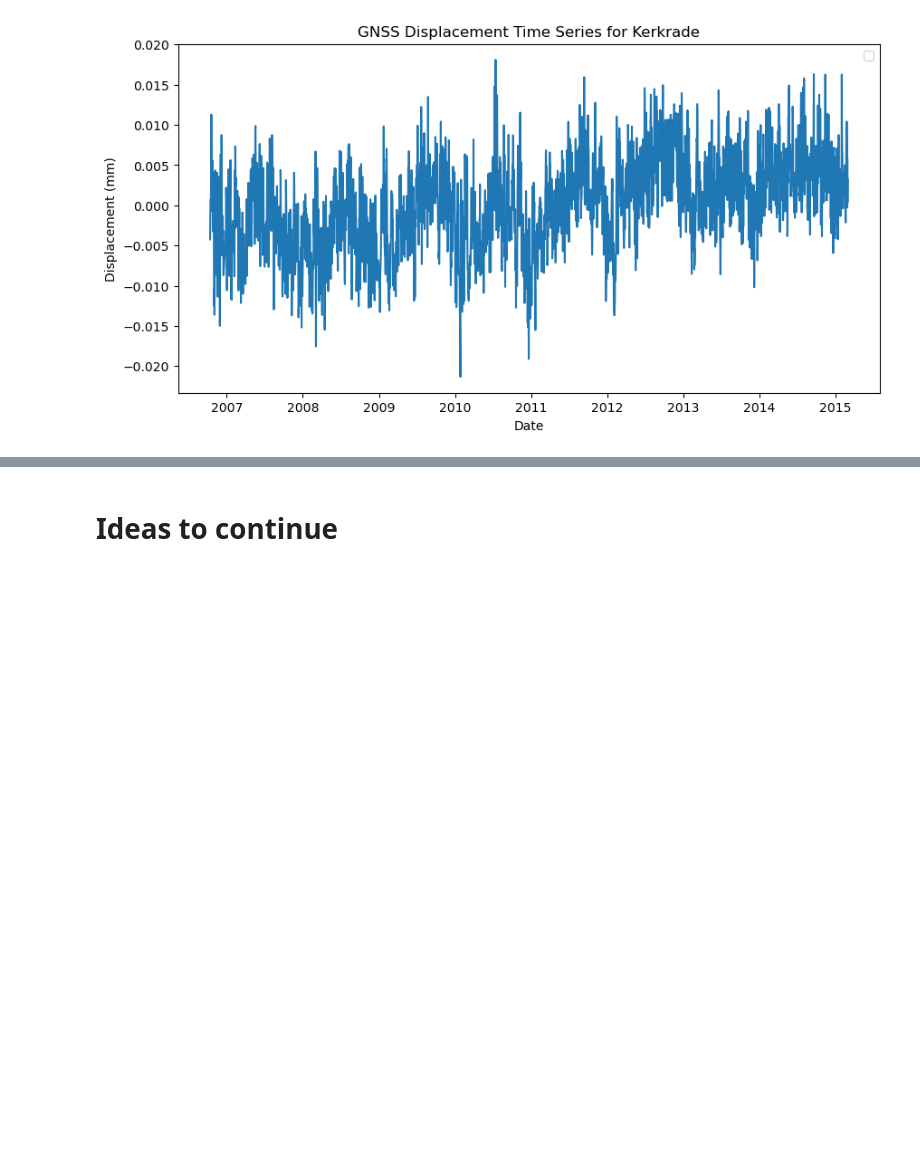
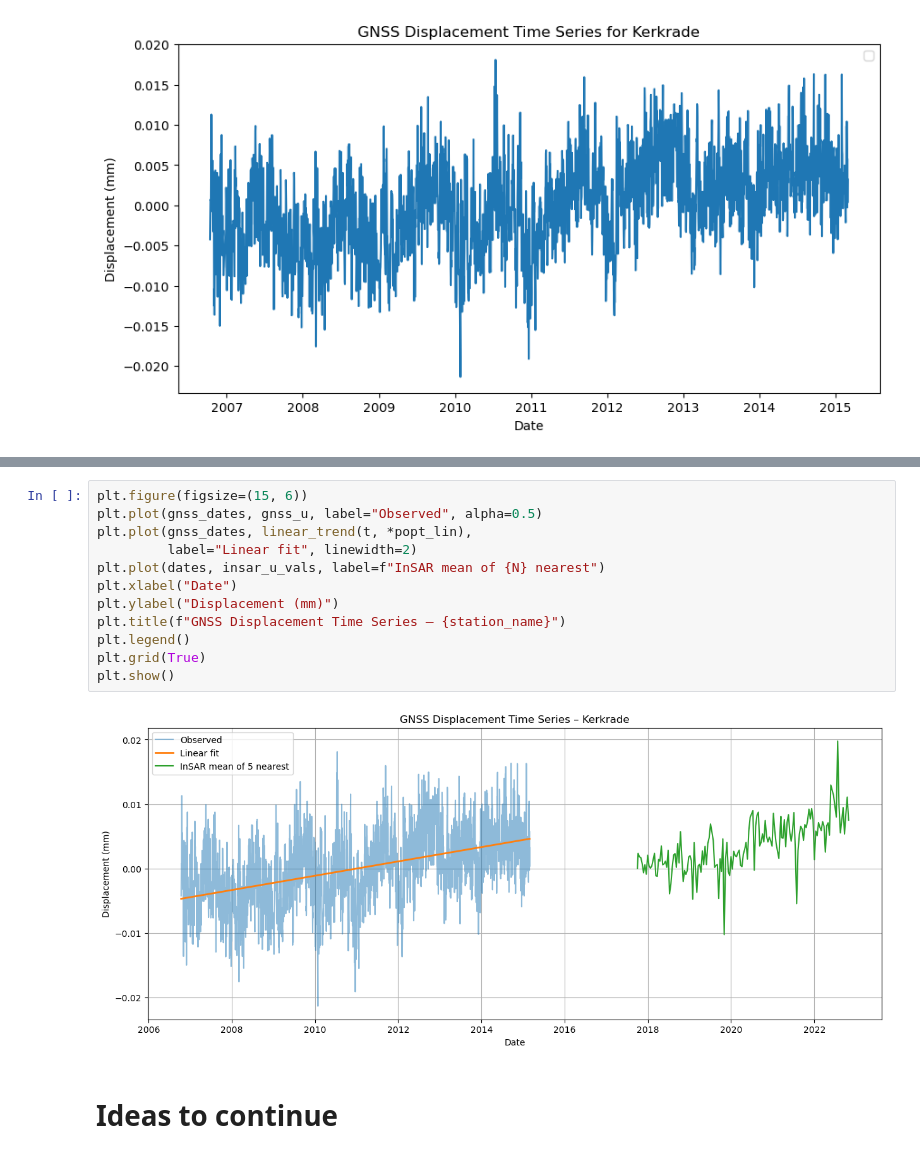
Before and after one commit to nigelwie/SHM-GH-Abandoned-Mines-Limburg, a Jupyter notebook: 02_plot_combined.ipynb, the cells around one changed output, grey strips where cells are left out. Saved outputs shown, nothing was run; the diff lists cells and outputs as text; blank space fills up the shorter version.

```diff
--- a/02_plot_combined.ipynb
+++ b/02_plot_combined.ipynb
@@ -304,3 +341,17 @@ plt.show()
+# %%
+plt.figure(figsize=(15, 6))
+plt.plot(gnss_dates, gnss_u, label="Observed", alpha=0.5)
+plt.plot(gnss_dates, linear_trend(t, *popt_lin),
+         label="Linear fit", linewidth=2)
+plt.plot(dates, insar_u_vals, label=f"InSAR mean of {N} nearest")
+plt.xlabel("Date")
+plt.ylabel("Displacement (mm)")
+plt.title(f"GNSS Displacement Time Series – {station_name}")
+plt.legend()
+plt.grid(True)
+plt.show()
+# %% [output]
+[figure, added]
 # %% [markdown]
 # Ideas to continue
 # %% [markdown]
```
Also changed, not shown: parts of 8 cells of this notebook.
